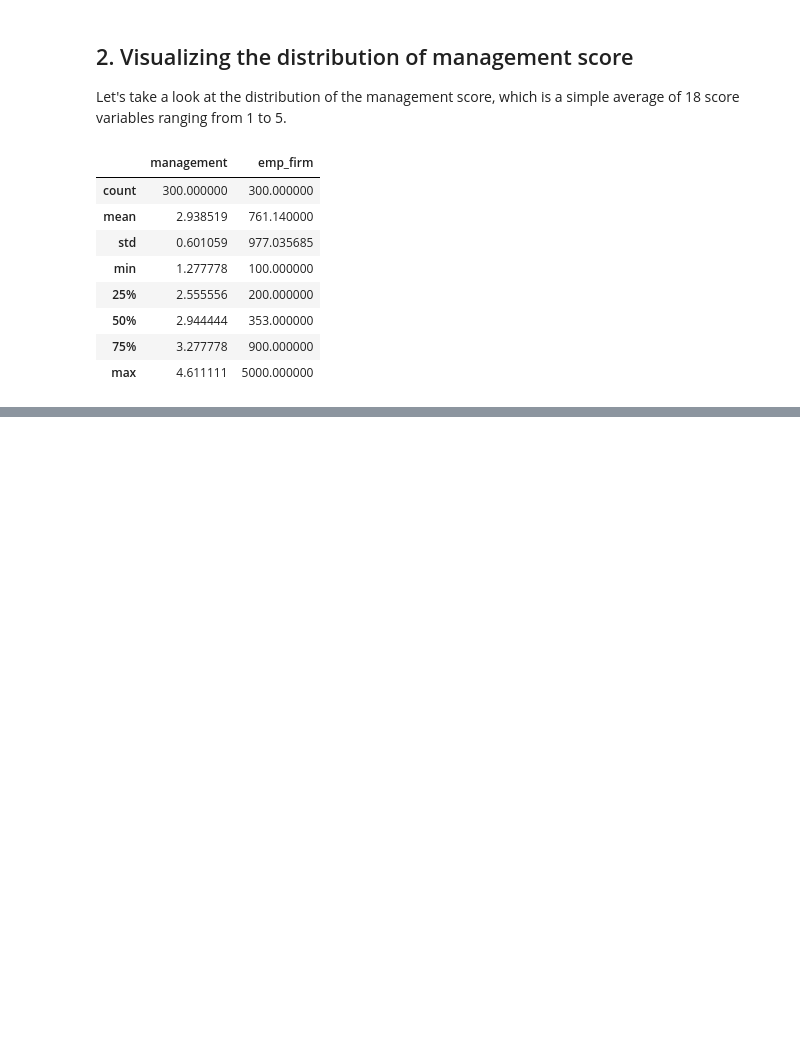
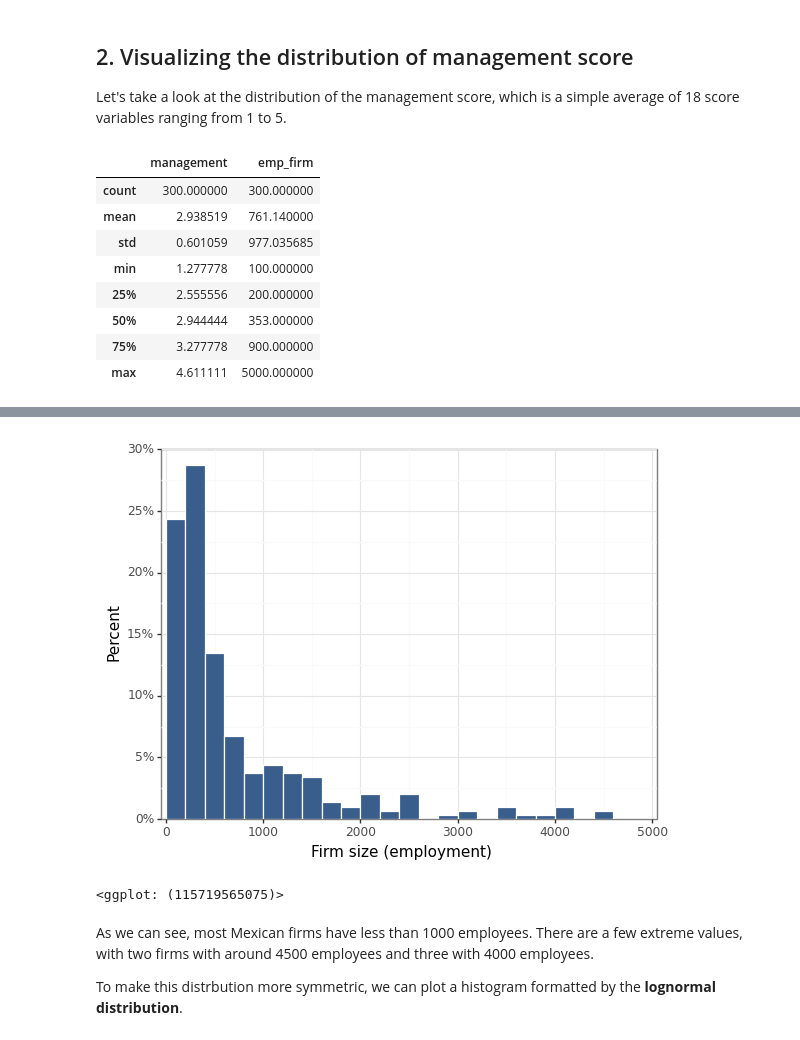
Before and after one commit to felipesebben/bk_data_analysis_studies, a Jupyter notebook: da_case_studies/ch04-management_firm_size/ch04-wms_management_size.ipynb, the cells around one changed output, grey strips where cells are left out. Drawn from its saved outputs; the diff is of its cells as text; code cells hidden in the pictures; blank space fills up the shorter version.

```diff
--- a/da_case_studies/ch04-management_firm_size/ch04-wms_management_size.ipynb
+++ b/da_case_studies/ch04-management_firm_size/ch04-wms_management_size.ipynb
@@ -113,0 +137,17 @@ ggplot(df, aes(x="management")) + geom_histogram(
+# %%
+ggplot(df, aes(x="emp_firm", y="stat(count)/sum(stat(count))")) + geom_histogram(
+    fill=color[0], color="white", binwidth=200, boundary=0, closed="left"
+) + labs(x="Firm size (employment)", y="Percent") + scale_x_continuous(
+    expand=(0.01, 0.01), limits=(0, 5000), breaks=seq(0, 5001, by=1000)
+) + scale_y_continuous(
+    expand=(0.00, 0.00),
+    limits=(0, 0.3),
+    breaks=seq(0, 0.5, by=0.05),
+    labels=percent_format(),
+) + theme_bw()
+# %% [output]
+[figure, added]
+<ggplot: (115719565075)>
+# %% [markdown]
+<p>As we can see, most Mexican firms have less than 1000 employees. There are a few extreme values, with two firms with around 4500 employees and three with 4000 employees.</p>
+<p>To make this distrbution more symmetric, we can plot a histogram formatted by the <b>lognormal distribution</b>.</p>
```
Also changed, not shown: parts of 10 cells of this notebook.
